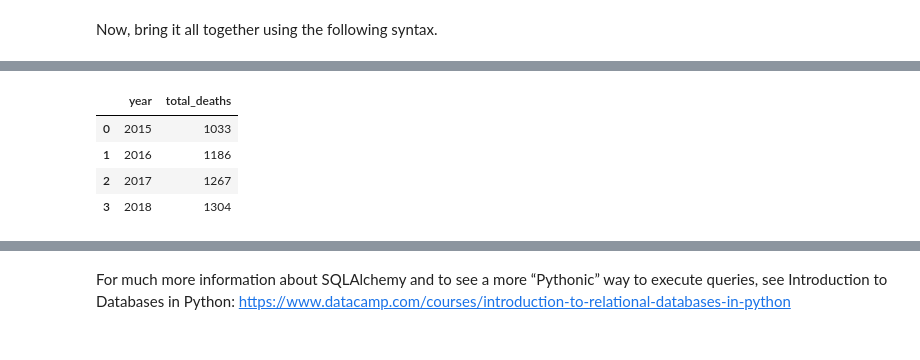
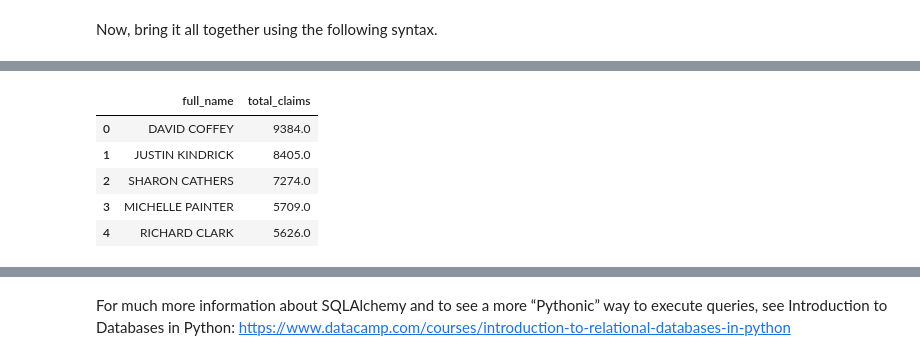
Before and after one commit to NSS-Data-Analytics-Cohort-12/prescribers-python-da12-v2-git-pushers, a Jupyter notebook: notebooks/prescribers.ipynb, the cells around one changed output, grey strips where cells are left out. Saved outputs shown, nothing was run; the diff lists cells and outputs as text; code cells hidden in the pictures.

Commit message:
Working through finding the relationship between prescriptions and overdoses

```diff
--- a/notebooks/prescribers.ipynb
+++ b/notebooks/prescribers.ipynb
@@ -89,2 +69,7 @@ ORDER BY year'''
 # %% [markdown]
 Now, bring it all together using the following syntax.
+# %%
+with engine.connect() as connection:
+   county_opioid_rates = pd.read_sql(text(query_1), con = connection)
+
+county_opioid_rates.head()
@@ -90,0 +83,15 @@ Now, bring it all together using the following syntax.
+# %%
+query_2 = '''SELECT specialty_description, SUM(total_claim_count) AS total_claims
+FROM prescriber
+LEFT JOIN prescription
+	USING(npi)
+LEFT JOIN drug
+	USING (drug_name)
+WHERE opioid_drug_flag = 'Y'
+GROUP BY specialty_description
+ORDER BY total_claims DESC;'''
+# %%
+with engine.connect() as connection:
+   top_specialties = pd.read_sql(text(query_2), con = connection)
+
+top_specialties.head()
@@ -91,11 +105,25 @@ Now, bring it all together using the following syntax.
+# %%
+query_3 = '''SELECT
+	CONCAT(nppes_provider_first_name,' ',nppes_provider_last_org_name) AS full_name,
+	SUM(total_claim_count) as total_claims
+FROM prescriber
+INNER JOIN prescription
+USING (npi)
+INNER JOIN drug
+USING (drug_name)
+WHERE prescriber.nppes_provider_state = 'TN'
+AND drug.opioid_drug_flag = 'Y'
+GROUP BY full_name
+ORDER BY total_claims DESC;'''
 # %%
 with engine.connect() as connection:
-   overdose_death = pd.read_sql(text(query_3), con = connection)
+   top_prescribers = pd.read_sql(text(query_3), con = connection)
 
-overdose_death.head()
+top_prescribers.head()
 # %% [output]
-|  | year | total_deaths |
-| 0 | 2015 | 1033 |
-| 1 | 2016 | 1186 |
-| 2 | 2017 | 1267 |
-| 3 | 2018 | 1304 |
+|  | full_name | total_claims |
+| 0 | DAVID COFFEY | 9384.0 |
+| 1 | JUSTIN KINDRICK | 8405.0 |
+| 2 | SHARON CATHERS | 7274.0 |
+| 3 | MICHELLE PAINTER | 5709.0 |
+| 4 | RICHARD CLARK | 5626.0 |
```
Also changed, not shown: parts of 22 cells of this notebook.
